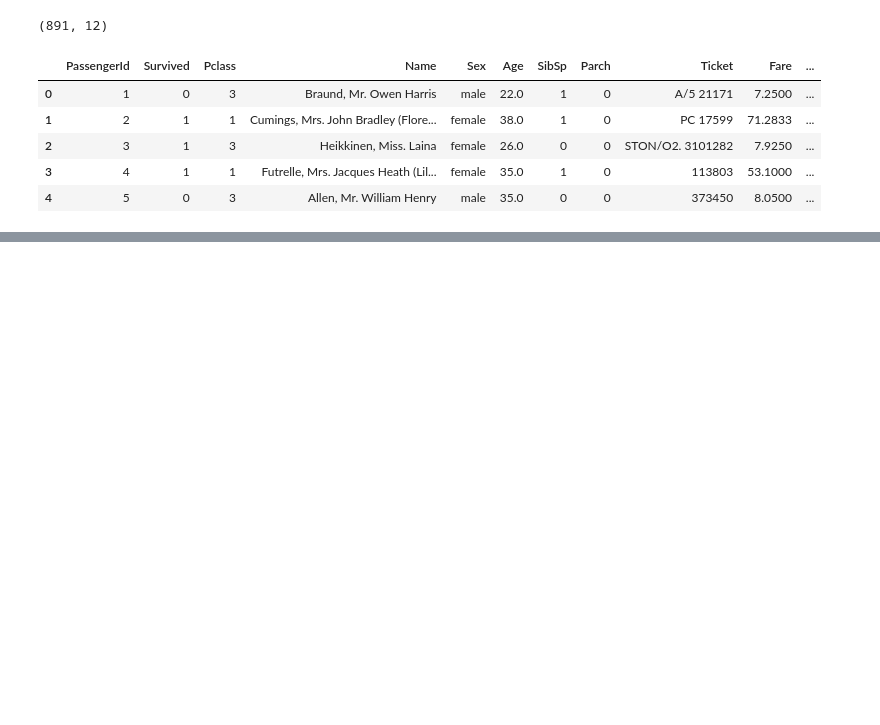
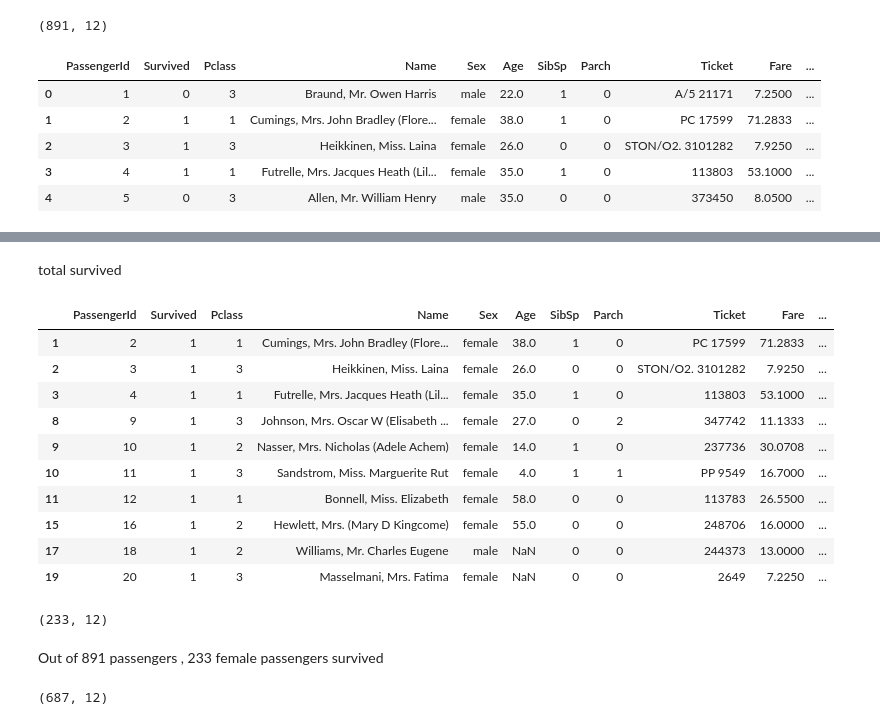
Before and after one commit to Shirissh24/datascience, a Jupyter notebook: pandas.ipynb, the cells around one changed output, grey strips where cells are left out. Drawn from its saved outputs; the diff is of its cells as text; code cells hidden in the pictures; blank space fills up the shorter version.

```diff
--- a/pandas.ipynb
+++ b/pandas.ipynb
@@ -36,0 +257,28 @@ titanic_df.head()
+# %% [markdown]
+total survived
+# %%
+survived = titanic_df[
+ (titanic_df.Survived == 1 )
+    ]
+survived.head(10)
+# %% [output]
+|  | PassengerId | Survived | Pclass | Name | Sex | Age | SibSp | Parch | Ticket | Fare | ... |
+| 1 | 2 | 1 | 1 | Cumings, Mrs. John Bradley (Flore... | female | 38.0 | 1 | 0 | PC 17599 | 71.2833 | ... |
+| 2 | 3 | 1 | 3 | Heikkinen, Miss. Laina | female | 26.0 | 0 | 0 | STON/O2. 3101282 | 7.9250 | ... |
+| 3 | 4 | 1 | 1 | Futrelle, Mrs. Jacques Heath (Lil... | female | 35.0 | 1 | 0 | 113803 | 53.1000 | ... |
+| 8 | 9 | 1 | 3 | Johnson, Mrs. Oscar W (Elisabeth ... | female | 27.0 | 0 | 2 | 347742 | 11.1333 | ... |
+| 9 | 10 | 1 | 2 | Nasser, Mrs. Nicholas (Adele Achem) | female | 14.0 | 1 | 0 | 237736 | 30.0708 | ... |
+| 10 | 11 | 1 | 3 | Sandstrom, Miss. Marguerite Rut | female | 4.0 | 1 | 1 | PP 9549 | 16.7000 | ... |
+| 11 | 12 | 1 | 1 | Bonnell, Miss. Elizabeth | female | 58.0 | 0 | 0 | 113783 | 26.5500 | ... |
+| 15 | 16 | 1 | 2 | Hewlett, Mrs. (Mary D Kingcome) | female | 55.0 | 0 | 0 | 248706 | 16.0000 | ... |
+| 17 | 18 | 1 | 2 | Williams, Mr. Charles Eugene | male | NaN | 0 | 0 | 244373 | 13.0000 | ... |
+| 19 | 20 | 1 | 3 | Masselmani, Mrs. Fatima | female | NaN | 0 | 0 | 2649 | 7.2250 | ... |
+# %%
+female_survived = titanic_df[
+(titanic_df.Sex == "female")  &  (titanic_df.Survived == 1 )
+    ]
+female_survived.shape
+# %% [output]
+(233, 12)
+# %% [markdown]
+Out of 891 passengers , 233 female passengers survived
@@ -36,0 +287,4 @@ titanic_df.head()
+# %%
+null_cabin.shape
+# %% [output]
+(687, 12)
```
Also changed, not shown: parts of 24 cells of this notebook.
